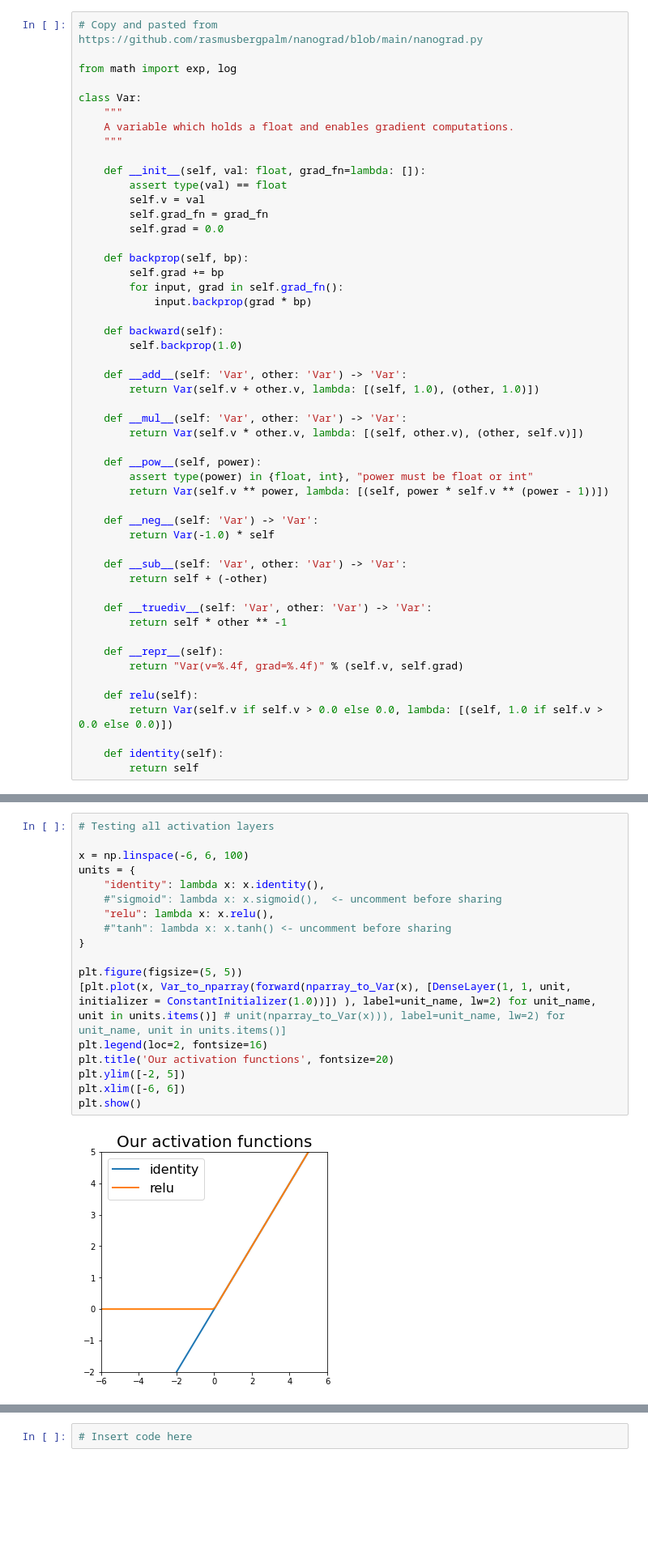
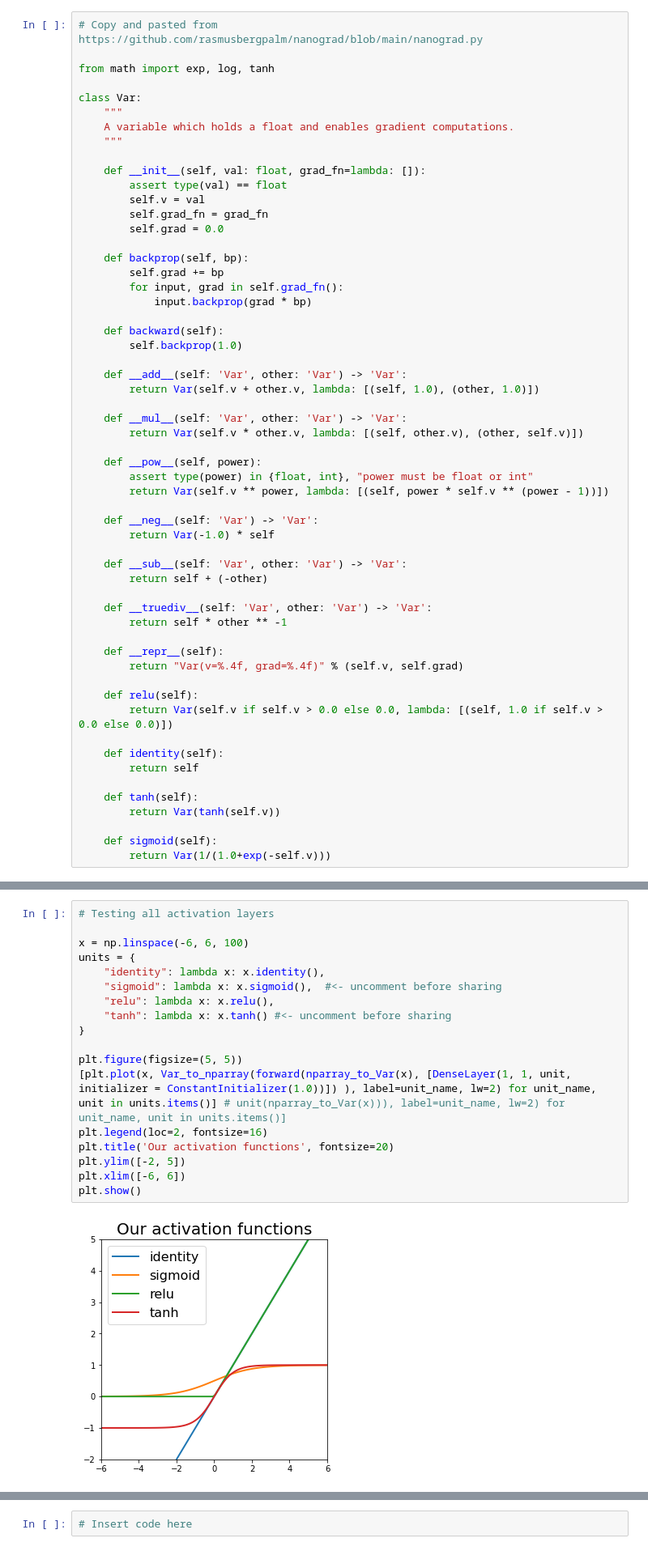
Before and after one commit to kristinanett/02456-deep-learning-with-PyTorch, a Jupyter notebook: 2_Feedforward_Python/2.1-EXE-FNN-AutoDif-Nanograd.ipynb, the cells around one changed output, grey strips where cells are left out. Shown at 81% size. Drawn from its saved outputs; the diff is of its cells as text; blank space fills up the shorter version.

```diff
--- a/2_Feedforward_Python/2.1-EXE-FNN-AutoDif-Nanograd.ipynb
+++ b/2_Feedforward_Python/2.1-EXE-FNN-AutoDif-Nanograd.ipynb
@@ -30,7 +30,7 @@ The [Nanograd](https://github.com/rasmusbergpalm/nanograd) framework defines a c
 # %%
 # Copy and pasted from https://github.com/rasmusbergpalm/nanograd/blob/main/nanograd.py
 
-from math import exp, log
+from math import exp, log, tanh
 
 class Var:
     """
@@ -78,6 +78,12 @@ class Var:
 
     def identity(self):
         return self
+
+    def tanh(self):
+        return Var(tanh(self.v))
+
+    def sigmoid(self):
+        return Var(1/(1.0+exp(-self.v)))
 # %% [markdown]
 A few examples illustrate how we can use this:
 # %%
@@ -436,23 +521,23 @@ plt.plot(x,y)
 # %%
 # Testing all activation layers
 
 x = np.linspace(-6, 6, 100)
 units = {
     "identity": lambda x: x.identity(),
-    #"sigmoid": lambda x: x.sigmoid(),  <- uncomment before sharing
+    "sigmoid": lambda x: x.sigmoid(),  #<- uncomment before sharing
     "relu": lambda x: x.relu(),
-    #"tanh": lambda x: x.tanh() <- uncomment before sharing
+    "tanh": lambda x: x.tanh() #<- uncomment before sharing
 }
 
 plt.figure(figsize=(5, 5))
 [plt.plot(x, Var_to_nparray(forward(nparray_to_Var(x), [DenseLayer(1, 1, unit, initializer = ConstantInitializer(1.0))]) ), label=unit_name, lw=2) for unit_name, unit in units.items()] # unit(nparray_to_Var(x))), label=unit_name, lw=2) for unit_name, unit in units.items()]
 plt.legend(loc=2, fontsize=16)
 plt.title('Our activation functions', fontsize=20)
 plt.ylim([-2, 5])
 plt.xlim([-6, 6])
 plt.show()
 # %% [output]
-[figure, old version]
+[figure, new version]
 # %% [markdown]
 # Advanced initialization schemes
 
```
Also changed, not shown: parts of 11 cells of this notebook.
